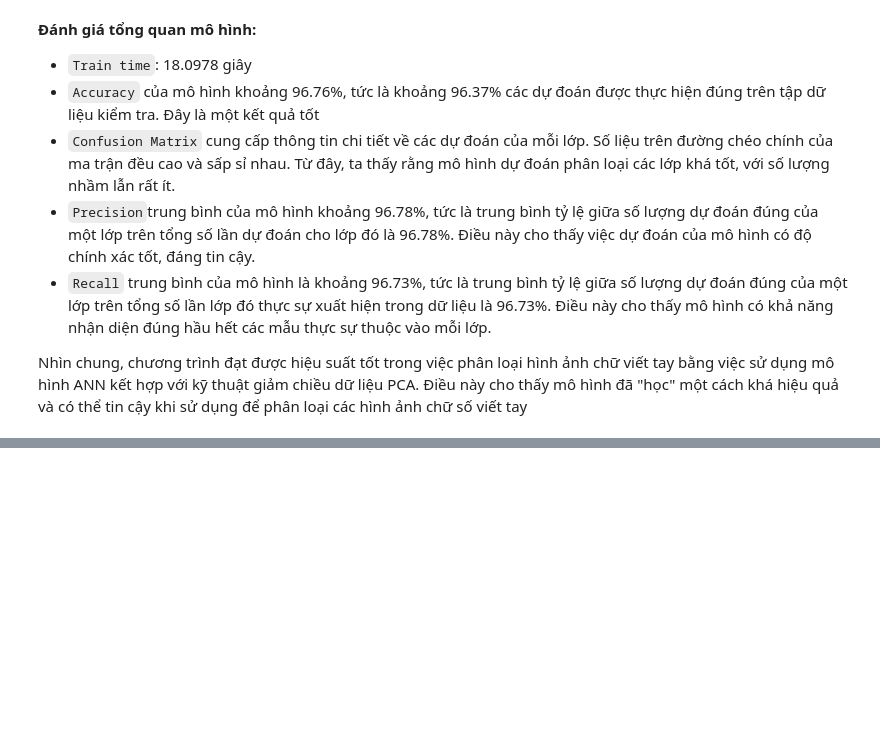
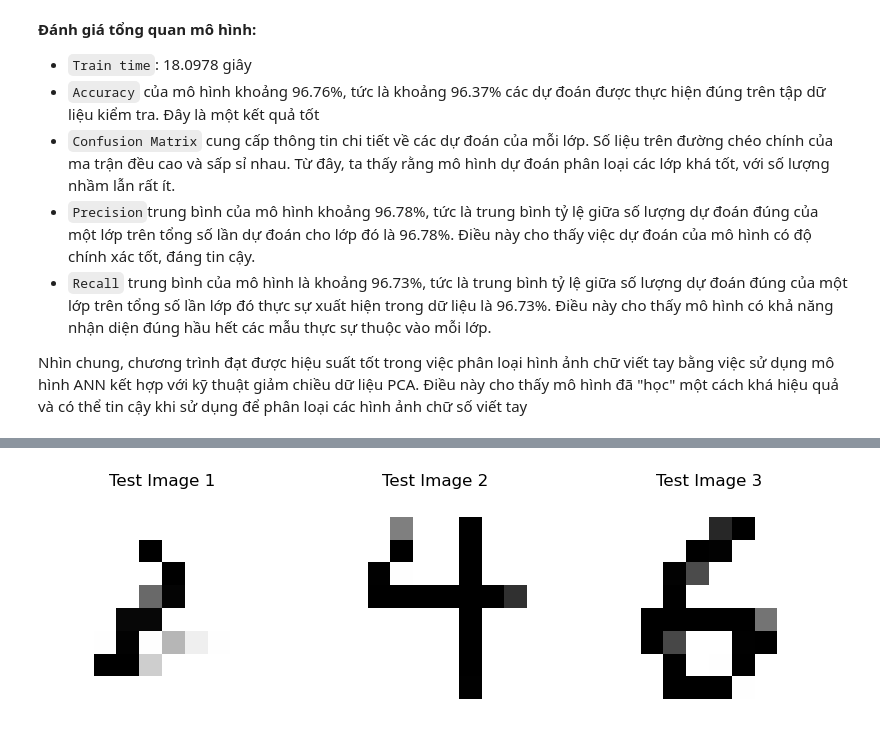
Before and after one commit to nguyenthithanhhuong/mat3533, a Jupyter notebook: project/expand/test_04_relu.ipynb, the cells around one changed output, grey strips where cells are left out. Cells and saved outputs as stored; diff of their text form; code cells hidden in the pictures; blank space fills up the shorter version.

```diff
--- a/project/expand/test_04_relu.ipynb
+++ b/project/expand/test_04_relu.ipynb
@@ -223,0 +282,10 @@ Nhìn chung, chương trình đạt được hiệu suất tốt trong việc ph
+# %%
+plt.figure(figsize=(10, 5))
+for i in range(len(X_test_new)):
+    plt.subplot(1, len(X_test_new), i + 1)
+    plt.imshow(X_test_new[i].reshape(10, 10), cmap='gray')
+    plt.title("Test Image " + str(i+1))
+    plt.axis('off')
+plt.show()
+# %% [output]
+[figure, added]
```
Also changed, not shown: parts of 8 cells of this notebook, 5 other files.
